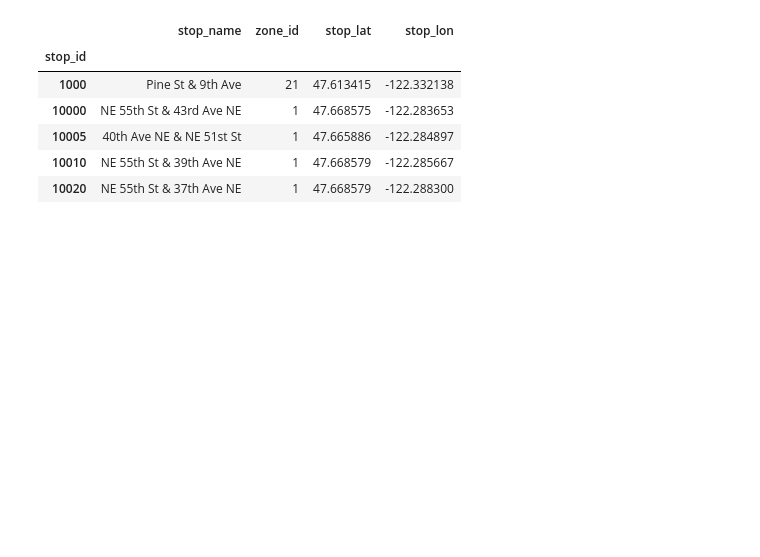
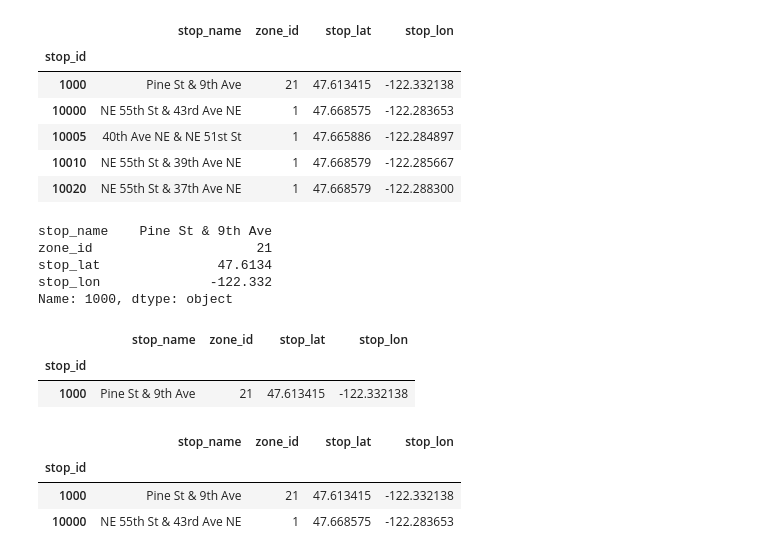
Before and after one commit to 350Seattle-Transportation-Team/gtfs-realtime, a Jupyter notebook: data_transformation/02_work_on_gtfs_classes.ipynb, the cells around one changed output. Cells and saved outputs as stored; diff of their text form; code cells hidden in the pictures; blank space fills up the shorter version.

```diff
--- a/data_transformation/02_work_on_gtfs_classes.ipynb
+++ b/data_transformation/02_work_on_gtfs_classes.ipynb
@@ -647,3 +670,24 @@ gtfs_aug18.stops_by_id().head()
 | 10005 | 40th Ave NE & NE 51st St | 1 | 47.665886 | -122.284897 |
 | 10010 | NE 55th St & 39th Ave NE | 1 | 47.668579 | -122.285667 |
 | 10020 | NE 55th St & 37th Ave NE | 1 | 47.668579 | -122.288300 |
+# %%
+gtfs_aug18.stops_by_id(1000) #Passing a single id returns one row (Series object)
+# %% [output]
+stop_name    Pine St & 9th Ave
+zone_id                     21
+stop_lat               47.6134
+stop_lon              -122.332
+Name: 1000, dtype: object
+# %%
+gtfs_aug18.stops_by_id([1000]) #Passing a list of ids returns a sub-dataframe
+# %% [output]
+|  | stop_name | zone_id | stop_lat | stop_lon |
+| stop_id |  |  |  |  |
+| 1000 | Pine St & 9th Ave | 21 | 47.613415 | -122.332138 |
+# %%
+gtfs_aug18.stops_by_id([1000,10000]) #Passing a list of ids returns a sub-dataframe
+# %% [output]
+|  | stop_name | zone_id | stop_lat | stop_lon |
+| stop_id |  |  |  |  |
+| 1000 | Pine St & 9th Ave | 21 | 47.613415 | -122.332138 |
+| 10000 | NE 55th St & 43rd Ave NE | 1 | 47.668575 | -122.283653 |
```
Also changed, not shown: parts of 18 cells of this notebook, 1 other file.
